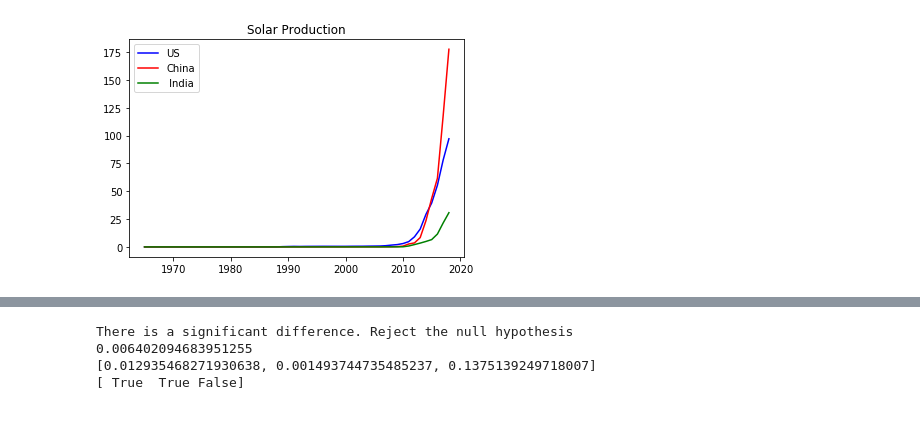
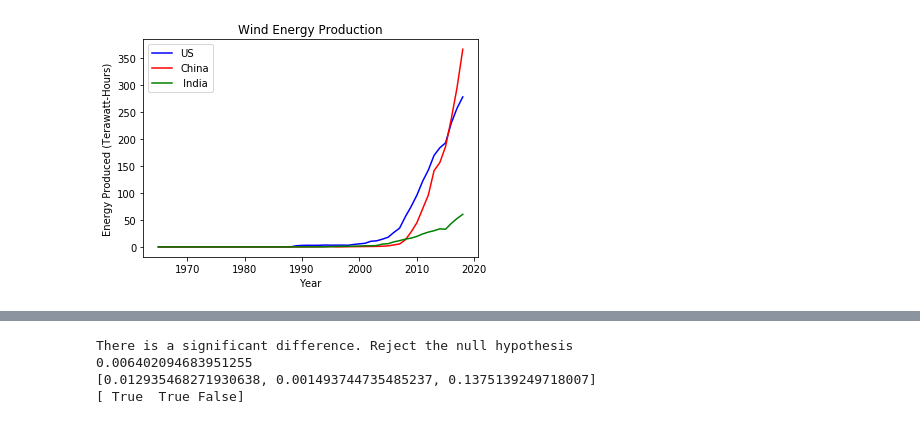
Before and after one commit to jhl126/Capstone1_Rename_later, a Jupyter notebook: Presentation.ipynb, the cells around one changed output, grey strips where cells are left out. Saved outputs shown, nothing was run; the diff lists cells and outputs as text; code cells hidden in the pictures.

```diff
--- a/Presentation.ipynb
+++ b/Presentation.ipynb
@@ -37,11 +49,13 @@ india = energy[energy["Entity"] == "India"]
 # %%
-plt.plot(us["Year"], us["Solar (terawatt-hours)"], "-b", label="US")
-plt.plot(china["Year"], china["Solar (terawatt-hours)"], "-r", label="China")
-plt.plot(india["Year"], india["Solar (terawatt-hours)"], "-g", label=" India")
-plt.title("Solar Production")
+plt.plot(us["Year"], us["Wind (terawatt-hours)"], "-b", label="US")
+plt.plot(china["Year"], china["Wind (terawatt-hours)"], "-r", label="China")
+plt.plot(india["Year"], india["Wind (terawatt-hours)"], "-g", label=" India")
+plt.title("Wind Energy Production")
+plt.xlabel("Year")
+plt.ylabel("Energy Produced (Terawatt-Hours)")
 plt.legend(loc="upper left")
 plt.show()
 # %% [output]
-[figure, old version]
+[figure, new version]
 [interactive output not drawn]
 [interactive output not drawn]
```
Also changed, not shown: parts of 9 cells of this notebook.
